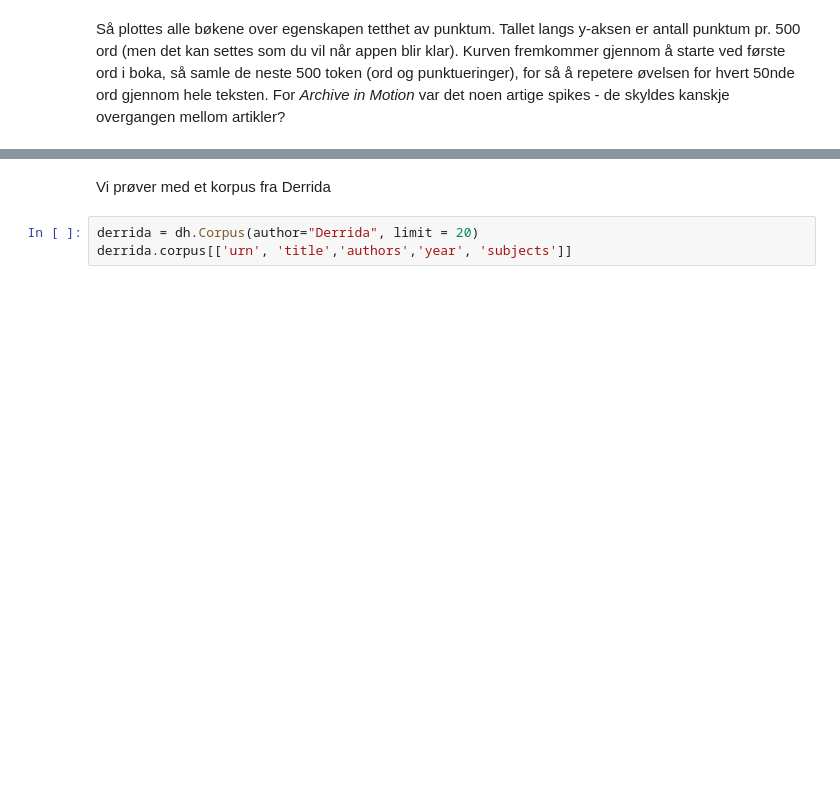
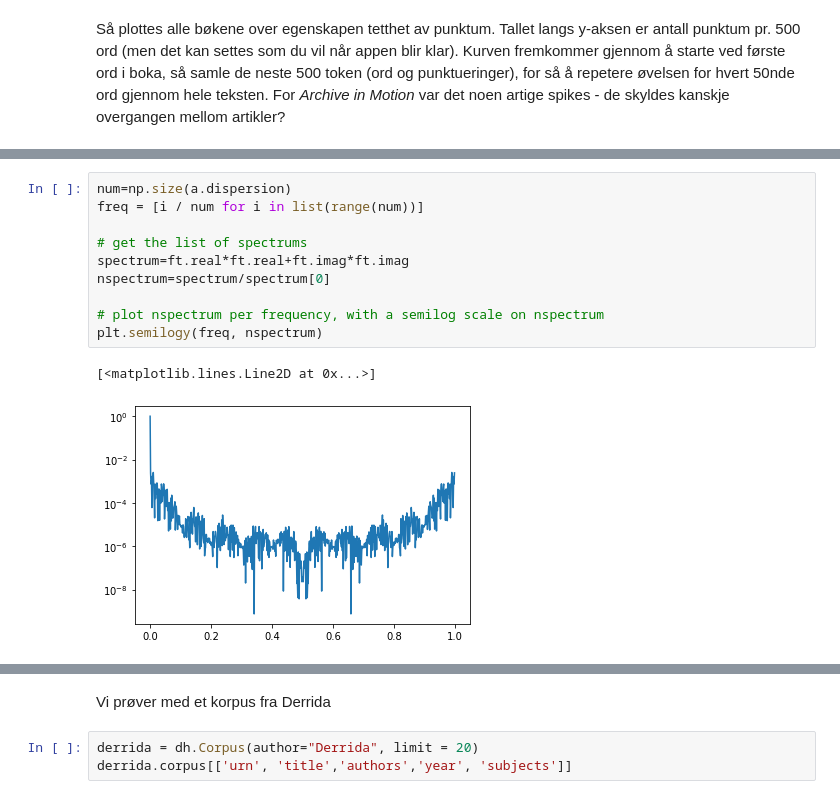
Before and after one commit to Yoonsen/narrative-buer, a Jupyter notebook: punctuation_in_text.ipynb, the cells around one changed output, grey strips where cells are left out. Drawn from its saved outputs; the diff is of its cells as text; blank space fills up the shorter version.

```diff
--- a/punctuation_in_text.ipynb
+++ b/punctuation_in_text.ipynb
@@ -36,0 +57,13 @@ display(corpus)
+# %%
+num=np.size(a.dispersion)
+freq = [i / num for i in list(range(num))]
+
+# get the list of spectrums
+spectrum=ft.real*ft.real+ft.imag*ft.imag
+nspectrum=spectrum/spectrum[0]
+
+# plot nspectrum per frequency, with a semilog scale on nspectrum
+plt.semilogy(freq, nspectrum)
+# %% [output]
+[<matplotlib.lines.Line2D at 0x...>]
+[figure, added]
```
Also changed, not shown: parts of 14 cells of this notebook, 1 other file.
